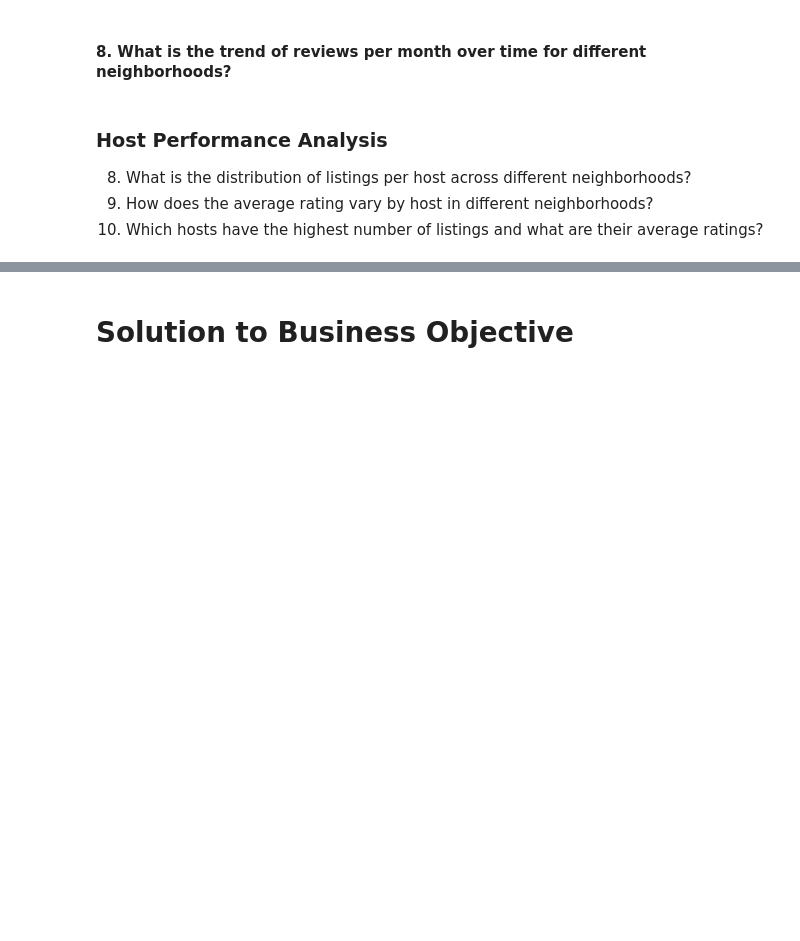
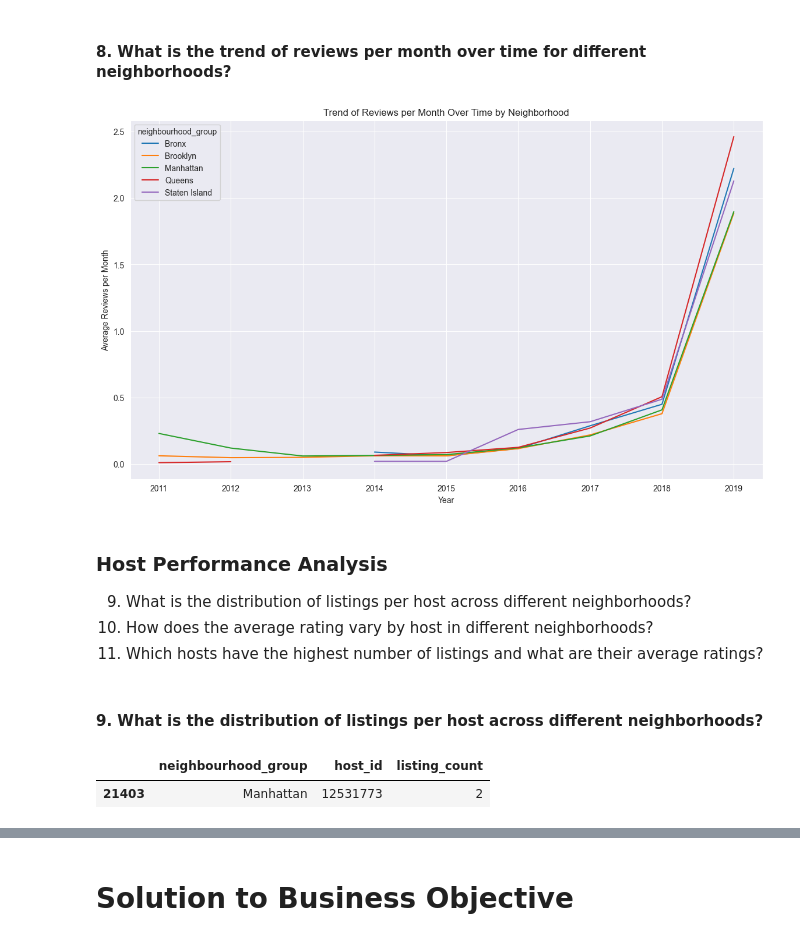
Before and after one commit to pandey-rakshit/almabetter, a Jupyter notebook: Module2/capstone/Air_Bnb_EDA/airBnbBookingAnalysis.ipynb, the cells around one changed output, grey strips where cells are left out. Drawn from its saved outputs; the diff is of its cells as text; code cells hidden in the pictures; blank space fills up the shorter version.

```diff
--- a/Module2/capstone/Air_Bnb_EDA/airBnbBookingAnalysis.ipynb
+++ b/Module2/capstone/Air_Bnb_EDA/airBnbBookingAnalysis.ipynb
@@ -596,9 +658,34 @@ plt.show()
 # %% [markdown]
 #### 8. What is the trend of reviews per month over time for different neighborhoods?
+# %%
+
+# Group by neighborhood and year to calculate the average reviews per month
+reviews_trend = df.groupby(['neighbourhood_group', 'last_review_year'])['reviews_per_month'].mean().reset_index()
+
+# Pivot the table for easier plotting
+reviews_trend_pivot = reviews_trend.pivot(index='last_review_year', columns='neighbourhood_group', values='reviews_per_month')
+
+# Plot the trend
+reviews_trend_pivot.plot(figsize=(14, 8))
+plt.title('Trend of Reviews per Month Over Time by Neighborhood')
+plt.xlabel('Year')
+plt.ylabel('Average Reviews per Month')
+plt.show()
+# %% [output]
+[figure, added]
 # %% [markdown]
 
 ### Host Performance Analysis
 
-8. What is the distribution of listings per host across different neighborhoods?
-9. How does the average rating vary by host in different neighborhoods?
-10. Which hosts have the highest number of listings and what are their average ratings?
+9. What is the distribution of listings per host across different neighborhoods?
+10. How does the average rating vary by host in different neighborhoods?
+11. Which hosts have the highest number of listings and what are their average ratings?
+# %% [markdown]
+#### 9. What is the distribution of listings per host across different neighborhoods?
+# %%
+# Group by neighborhood and host, then count the number of listings per host
+host_neighborhood = df.groupby(['neighbourhood_group', 'host_id']).size().reset_index(name='listing_count')
+host_neighborhood.sample()
+# %% [output]
+|  | neighbourhood_group | host_id | listing_count |
+| 21403 | Manhattan | 12531773 | 2 |
```
Also changed, not shown: parts of 45 cells of this notebook.
